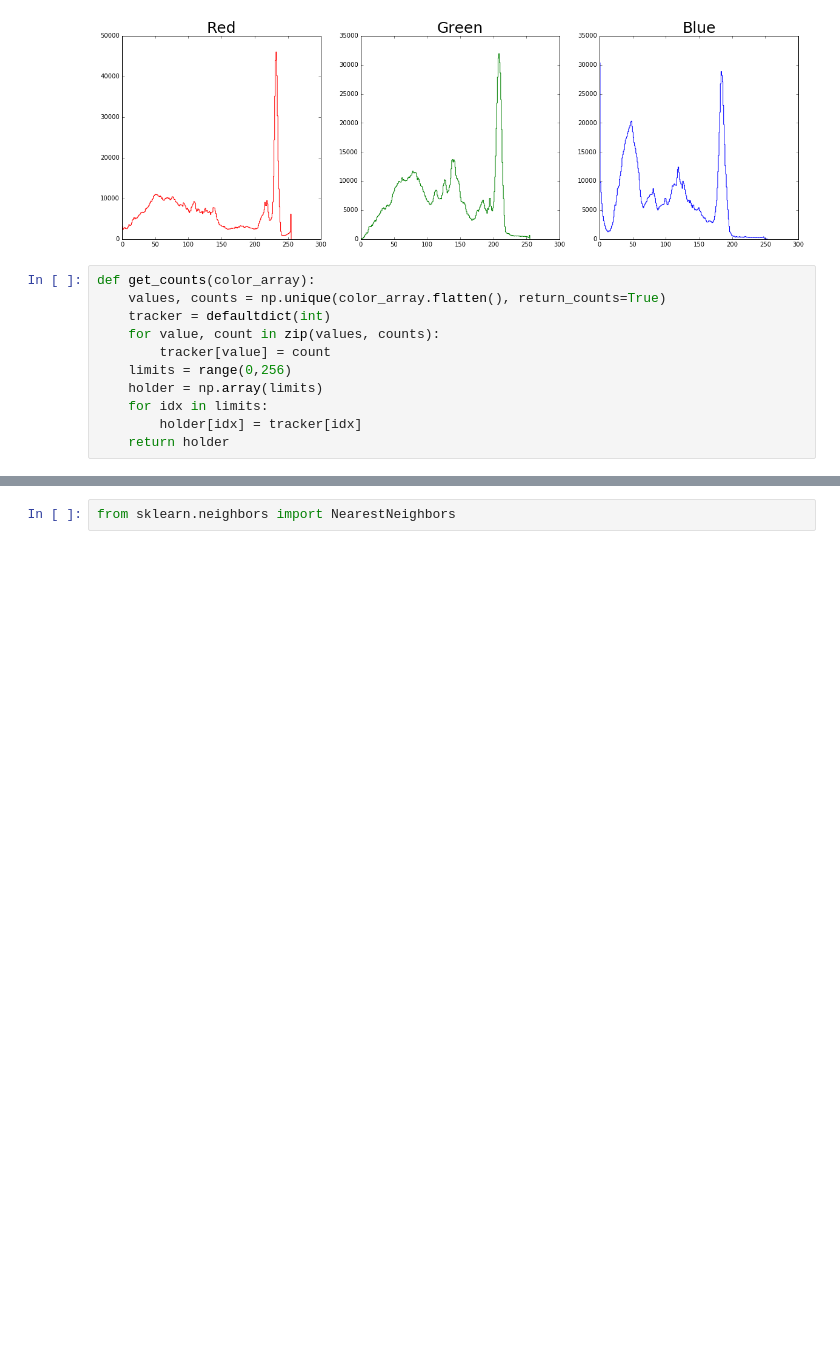
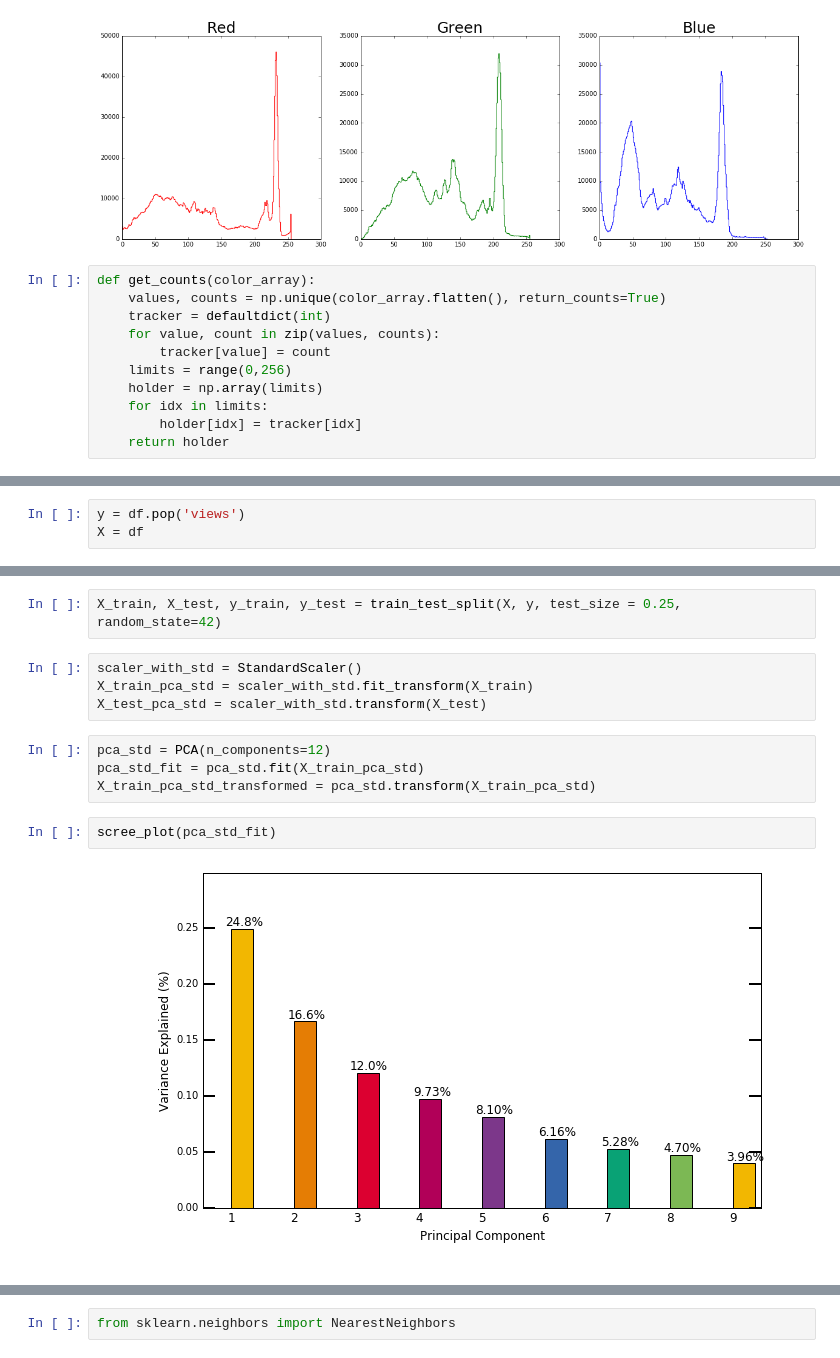
Before and after one commit to MPMakris/Photo_Pro, a Jupyter notebook: notebooks/playing_with_pictures.ipynb, the cells around one changed output, grey strips where cells are left out. Saved outputs shown, nothing was run; the diff lists cells and outputs as text; blank space fills up the shorter version.

```diff
--- a/notebooks/playing_with_pictures.ipynb
+++ b/notebooks/playing_with_pictures.ipynb
@@ -218,0 +326,3 @@ df.head()
+# %%
+y = df.pop('views')
+X = df
@@ -218,0 +331,14 @@ df.head()
+# %%
+X_train, X_test, y_train, y_test = train_test_split(X, y, test_size = 0.25, random_state=42)
+# %%
+scaler_with_std = StandardScaler()
+X_train_pca_std = scaler_with_std.fit_transform(X_train)
+X_test_pca_std = scaler_with_std.transform(X_test)
+# %%
+pca_std = PCA(n_components=12)
+pca_std_fit = pca_std.fit(X_train_pca_std)
+X_train_pca_std_transformed = pca_std.transform(X_train_pca_std)
+# %%
+scree_plot(pca_std_fit)
+# %% [output]
+[figure, added]
```
Also changed, not shown: parts of 26 cells of this notebook.
